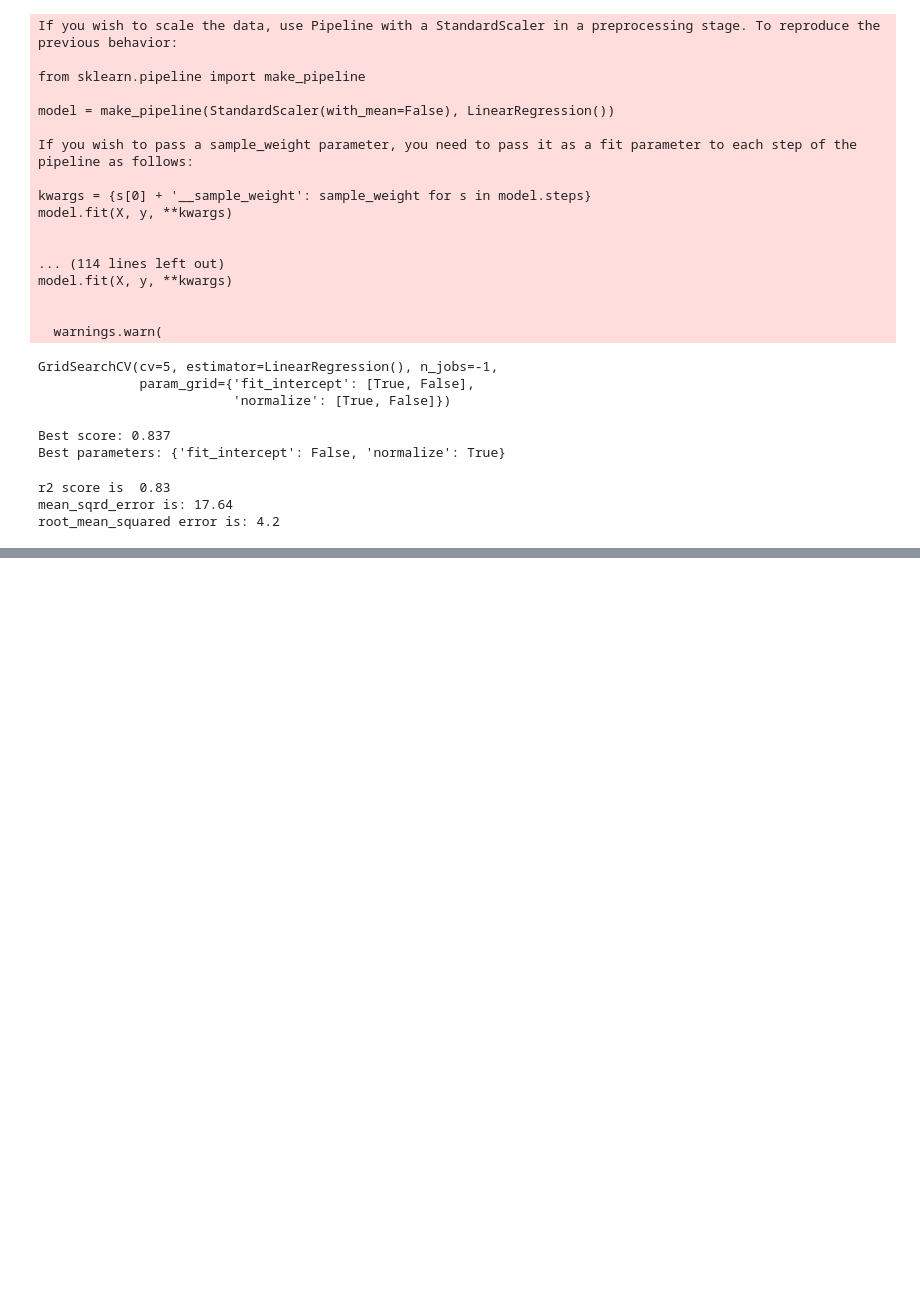
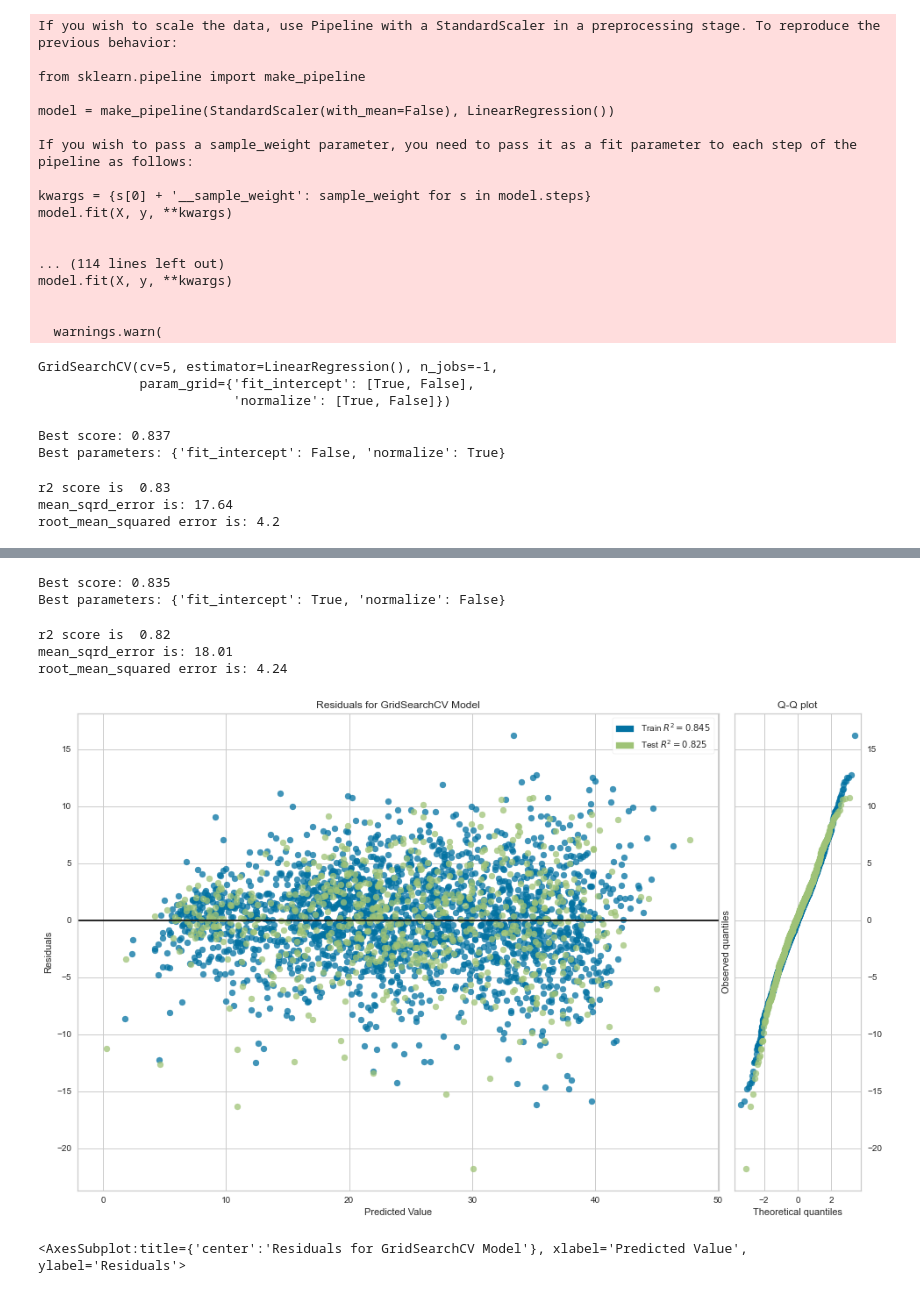
Before and after one commit to ravitpt87/urban-eureka, a Jupyter notebook: Notebook_Model_PolyMultiLinReg.ipynb, the cells around one changed output, grey strips where cells are left out. Saved outputs shown, nothing was run; the diff lists cells and outputs as text; code cells hidden in the pictures; blank space fills up the shorter version.

```diff
--- a/Notebook_Model_PolyMultiLinReg.ipynb
+++ b/Notebook_Model_PolyMultiLinReg.ipynb
@@ -308,0 +521,17 @@ plt.scatter(np.arange(len(y_test)), (y_pred_lin-y_test))
+# %%
+# Grid search for Polynomial Regression
+poly3 = PolynomialFeatures(2, interaction_only=True)
+X_train_poly3 = poly3.fit_transform(X_train)
+X_test_poly3 = poly3.transform(X_test)
+
+
+# Defining parameter grid (as dictionary)
+param_grid_poly3 = {"fit_intercept" : [True, False],
+              "normalize" : [True, False]
+             }
+
+# Instantiate gridsearch and define the metric to optimize
+gs_poly3 = GridSearchCV(LinearRegression(), param_grid_poly3, cv=5, verbose=0, n_jobs=-1)
+
+# Fit gridsearch object to data
+gs_poly3.fit(X_train_poly3, y_train)
@@ -308,0 +559,33 @@ plt.scatter(np.arange(len(y_test)), (y_pred_lin-y_test))
+# %%
+# Evaluate the model (Multiple Linear Regression) --> Grid search
+# Best score
+print('Best score:', round(gs_poly3.best_score_, 3))
+
+# Best parameters
+print('Best parameters:', gs_poly3.best_params_)
+# %% [output]
+Best score: 0.835
+Best parameters: {'fit_intercept': True, 'normalize': False}
+# %%
+# Evaluate the model (Multiple Linear Regression) (Grid Search)
+y_pred_poly3 = gs_poly3.predict(X_test_poly3)
+
+# predicting the model fit
+score_poly3 = r2_score(y_test, y_pred_poly3)
+print("r2 score is ", round(score_poly3, 2))
+print("mean_sqrd_error is:", round(mean_squared_error(y_test, y_pred_poly3), 2))
+print("root_mean_squared error is:", round(np.sqrt(mean_squared_error(y_test, y_pred_poly3)), 2))
+# %% [output]
+r2 score is  0.82
+mean_sqrd_error is: 18.01
+root_mean_squared error is: 4.24
+# %%
+visualizer_poly3 = ResidualsPlot(gs_poly3, hist=False, qqplot=True)
+#visualizer = ResidualsPlot(gs_poly3)
+
+visualizer_poly3.fit(X_train_poly3, y_train)  # Fit the training data to the visualizer
+visualizer_poly3.score(X_test_poly3, y_test)  # Evaluate the model on the test data
+visualizer_poly3.show()
+# %% [output]
+[figure, added]
+<AxesSubplot:title={'center':'Residuals for GridSearchCV Model'}, xlabel='Predicted Value', ylabel='Residuals'>
```
Also changed, not shown: parts of 20 cells of this notebook, 1 other file.
